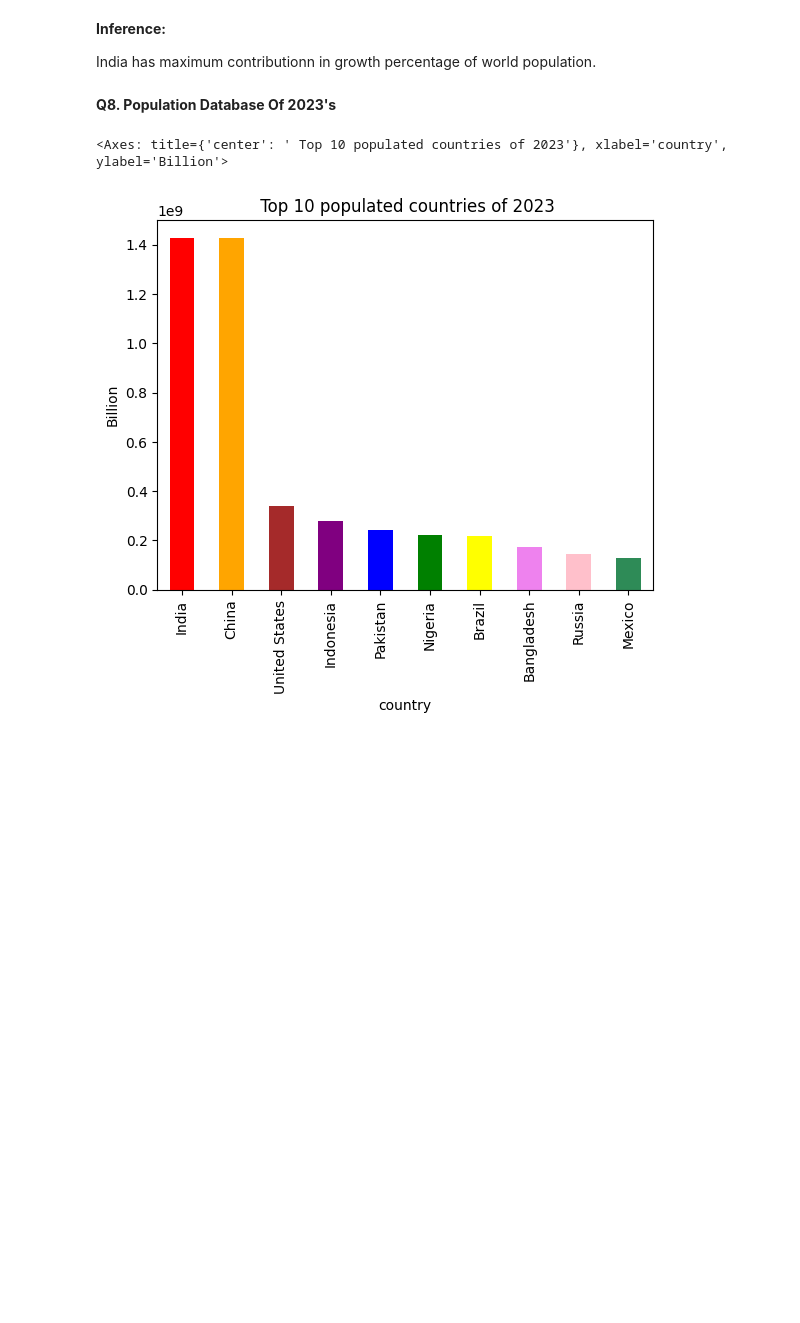
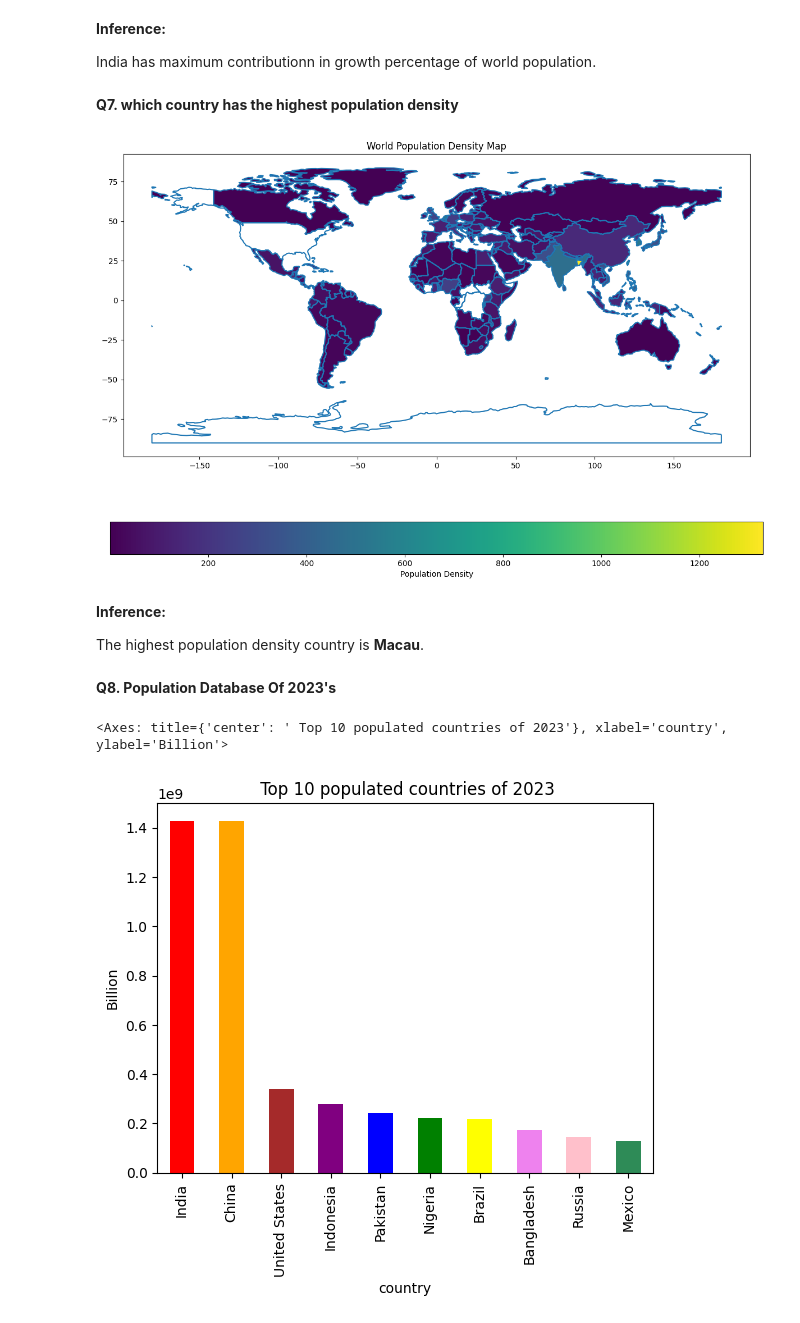
Before and after one commit to Sanchita2901/Python-app1, a Jupyter notebook: Python project on World Population by Country-checkpoint.ipynb, the cells around one changed output. Drawn from its saved outputs; the diff is of its cells as text; code cells hidden in the pictures; blank space fills up the shorter version.

```diff
--- a/Python project on World Population by Country-checkpoint.ipynb
+++ b/Python project on World Population by Country-checkpoint.ipynb
@@ -303,6 +303,25 @@ dataset.groupby('country')['worldPercentage'].sum().sort_values(ascending=False)
 **Inference:**
 
 India has maximum contributionn in growth percentage of world population.
+# %% [markdown]
+**Q7. which country has the highest population density**
+# %%
+import geopandas as gpd
+import matplotlib.pyplot as plt
+data = gpd.read_file('countries_table.csv')
+world = gpd.read_file(gpd.datasets.get_path('naturalearth_lowres'))
+world = world.merge(dataset, how='left', left_on='name', right_on='country')
+fig, ax = plt.subplots(1, 1, figsize=(15, 10))
+world.boundary.plot(ax=ax)
+world.plot(column='density', ax=ax, legend=True, legend_kwds={'label': "Population Density", 'orientation': "horizontal"})
+plt.title('World Population Density Map')
+plt.show()
+# %% [output]
+[figure, added]
+# %% [markdown]
+**Inference:**
+
+The highest population density country is **Macau**.
 # %% [markdown]
 **Q8. Population Database Of 2023's**
 # %%
```
Also changed, not shown: parts of 5 cells of this notebook.
